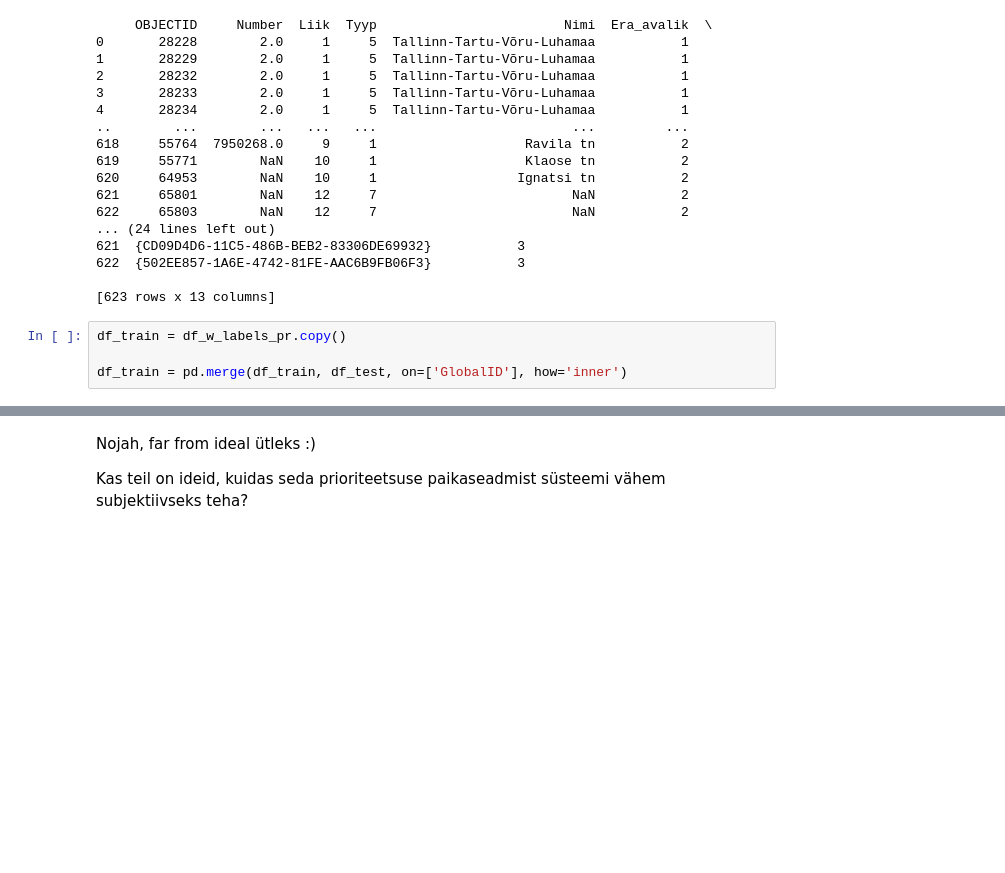
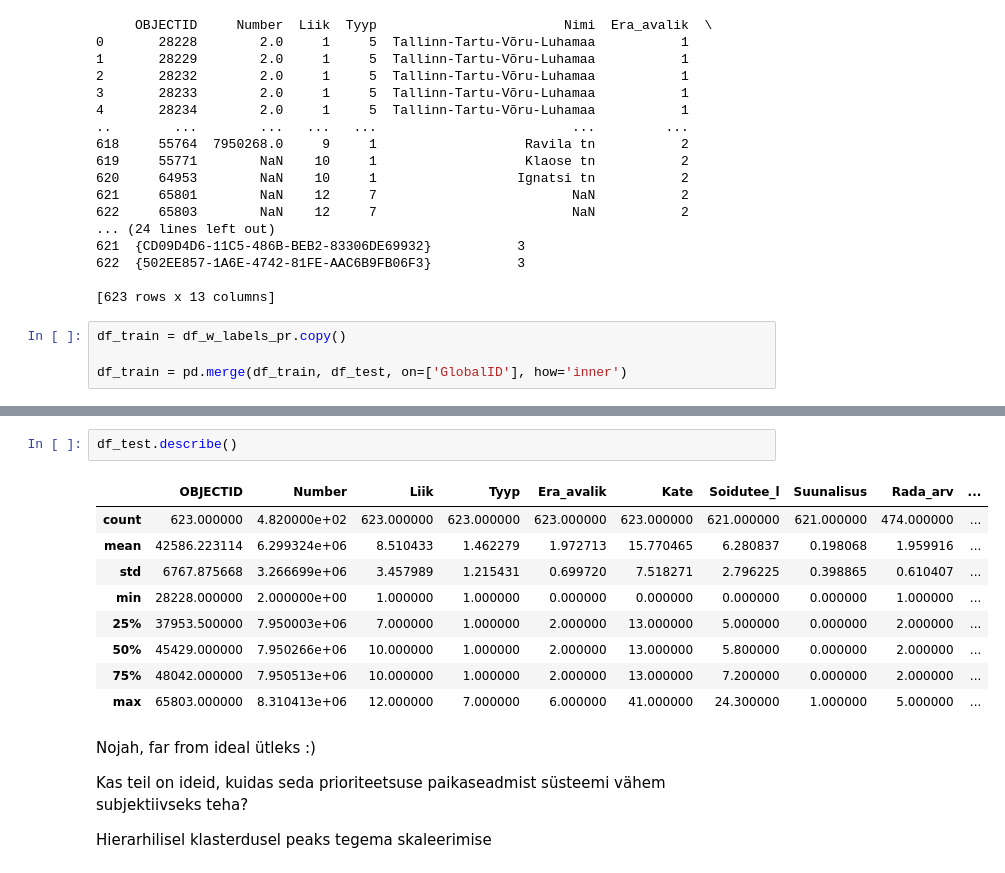
Before and after one commit to m-tarro/ml2022-project, a Jupyter notebook: ML_Project_(P14).ipynb, the cells around one changed output, grey strips where cells are left out. Drawn from its saved outputs; the diff is of its cells as text; blank space fills up the shorter version.

```diff
--- a/ML_Project_(P14).ipynb
+++ b/ML_Project_(P14).ipynb
@@ -1011,4 +1015,18 @@ Accuracy score for K-means clustering with PCA99: 0.361
+# %%
+df_test.describe()
+# %% [output]
+|  | OBJECTID | Number | Liik | Tyyp | Era_avalik | Kate | Soidutee_l | Suunalisus | Rada_arv | ... |
+| count | 623.000000 | 4.820000e+02 | 623.000000 | 623.000000 | 623.000000 | 623.000000 | 621.000000 | 621.000000 | 474.000000 | ... |
+| mean | 42586.223114 | 6.299324e+06 | 8.510433 | 1.462279 | 1.972713 | 15.770465 | 6.280837 | 0.198068 | 1.959916 | ... |
+| std | 6767.875668 | 3.266699e+06 | 3.457989 | 1.215431 | 0.699720 | 7.518271 | 2.796225 | 0.398865 | 0.610407 | ... |
+| min | 28228.000000 | 2.000000e+00 | 1.000000 | 1.000000 | 0.000000 | 0.000000 | 0.000000 | 0.000000 | 1.000000 | ... |
+| 25% | 37953.500000 | 7.950003e+06 | 7.000000 | 1.000000 | 2.000000 | 13.000000 | 5.000000 | 0.000000 | 2.000000 | ... |
+| 50% | 45429.000000 | 7.950266e+06 | 10.000000 | 1.000000 | 2.000000 | 13.000000 | 5.800000 | 0.000000 | 2.000000 | ... |
+| 75% | 48042.000000 | 7.950513e+06 | 10.000000 | 1.000000 | 2.000000 | 13.000000 | 7.200000 | 0.000000 | 2.000000 | ... |
+| max | 65803.000000 | 8.310413e+06 | 12.000000 | 7.000000 | 6.000000 | 41.000000 | 24.300000 | 1.000000 | 5.000000 | ... |
 # %% [markdown]
 Nojah, far from ideal ütleks :)
 
 Kas teil on ideid, kuidas seda prioriteetsuse paikaseadmist süsteemi vähem subjektiivseks teha?
+
+Hierarhilisel klasterdusel peaks tegema skaleerimise
```
Also changed, not shown: parts of 25 cells of this notebook.
